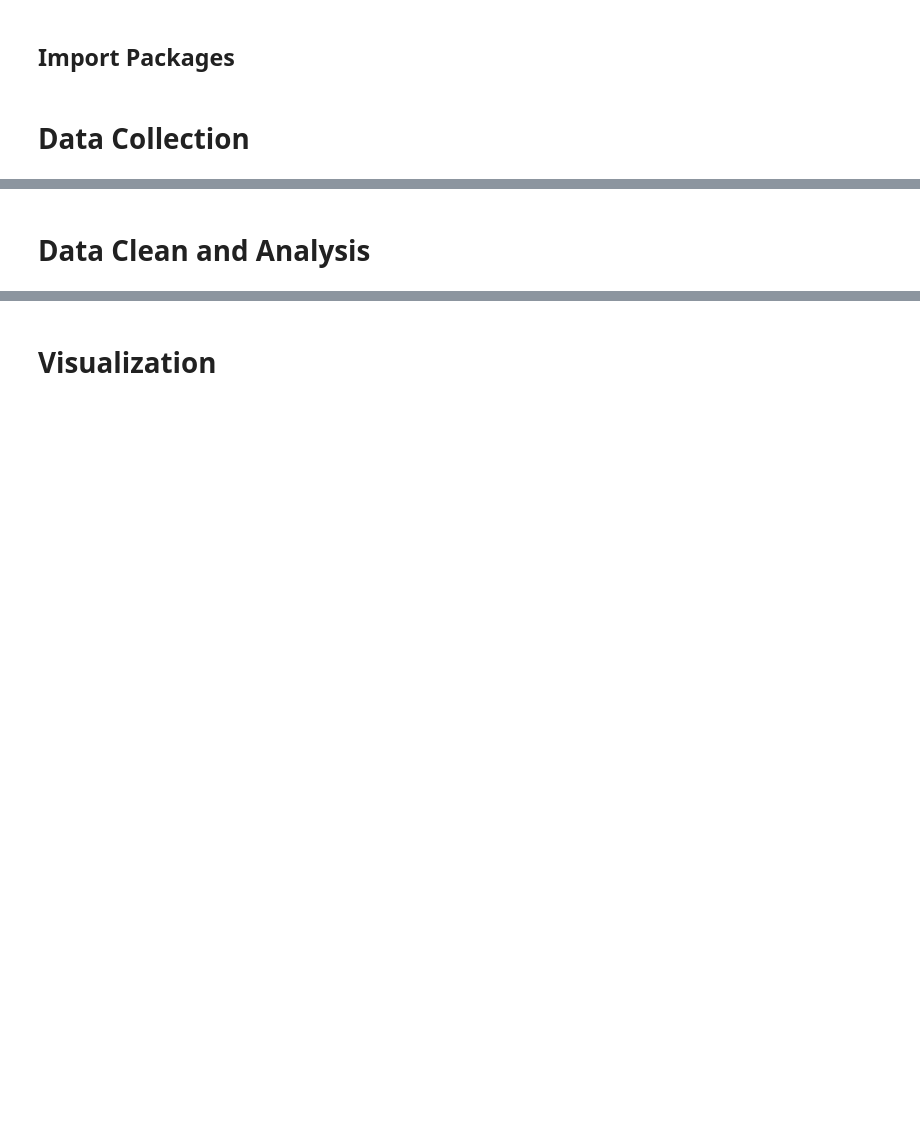
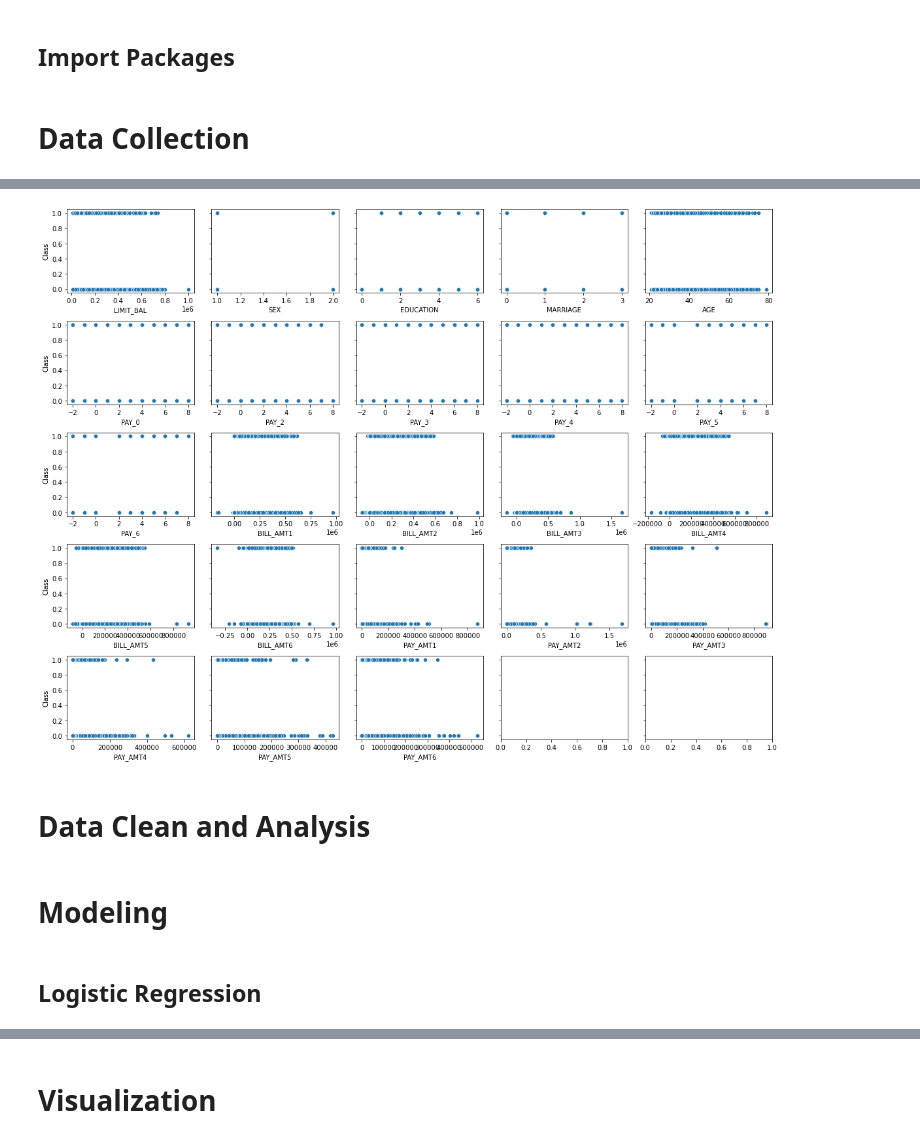
Before and after one commit to ghcn345/Credit-Card-Default-Prediction, a Jupyter notebook: project_CCFraud.ipynb, the cells around one changed output, grey strips where cells are left out. Cells and saved outputs as stored; diff of their text form; code cells hidden in the pictures; blank space fills up the shorter version.

```diff
--- a/project_CCFraud.ipynb
+++ b/project_CCFraud.ipynb
@@ -62,2 +83,9 @@ df.head()
+# %%
+fig, axes = plt.subplots(5,5, sharey=True, figsize=(16,12))
+for ax, c in zip(axes.flat, col):
+    sns.scatterplot(data=df, x=c, y='Class', ax=ax)
+plt.tight_layout()
+# %% [output]
+[figure, added]
 # %% [markdown]
 # Data Clean and Analysis
@@ -63,0 +97,4 @@ df.head()
+# %% [markdown]
+# Modeling
+# %% [markdown]
+## Logistic Regression
```
Also changed, not shown: parts of 36 cells of this notebook, 1 other file.
